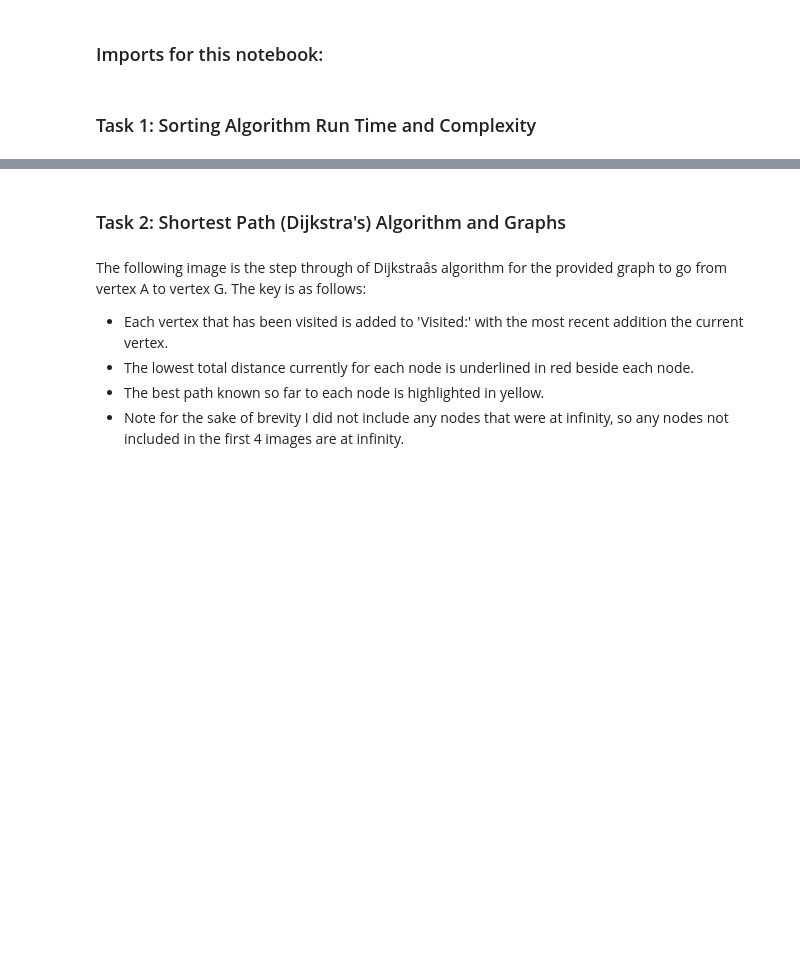
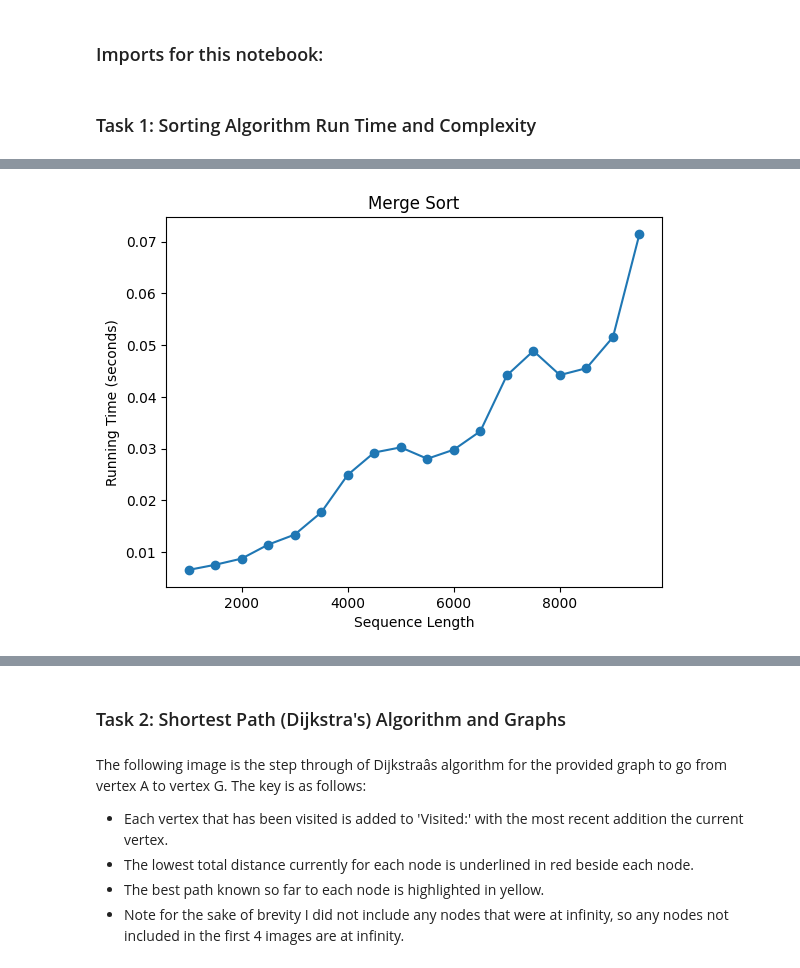
Before and after one commit to keyinb/data-structures-algorithms, a Jupyter notebook: Data_S_and_A_A2.ipynb, the cells around one changed output, grey strips where cells are left out. Saved outputs shown, nothing was run; the diff lists cells and outputs as text; code cells hidden in the pictures; blank space fills up the shorter version.

```diff
--- a/Data_S_and_A_A2.ipynb
+++ b/Data_S_and_A_A2.ipynb
@@ -12,0 +301,26 @@ import numpy as np
+# %%
+# We now test the algorithm against sequence lengths of increasing size, using the same method as before.
+# This time we start with sequence length of 1,000, and step in 500 increments towards 10,000
+# We record and plot the running times.
+# To try and limit spikes in the data, we run each sort 3 times and take an average.
+
+merge_sort_runtimes = []
+
+for i in range(start, end, step):
+
+    print('Testing array length = ', len(arr))
+
+    merge_sort_avg_runtime = []
+    for _ in range(3):
+        arr = [_ for _ in range(i)]
+        arr.reverse()
+
+        start_time = time.time()
+        merge_sort(arr)
+        end_time = time.time()
+        total_time = end_time - start_time
+        merge_sort_avg_runtime.append(total_time)
+    merge_sort_runtimes.append(sum(merge_sort_avg_runtime)/len(merge_sort_avg_runtime))
+
+print('=================================================================')
+print('MERGE SORT RUNNING TIMES:', merge_sort_runtimes)
@@ -12,0 +348,11 @@ import numpy as np
+# %%
+# Plotting Merge Sort Running Times
+
+x = list(range(start, end, step))
+plt.plot(x, merge_sort_runtimes, marker='o')
+plt.title('Merge Sort')
+plt.xlabel('Sequence Length')
+plt.ylabel('Running Time (seconds)')
+plt.show()
+# %% [output]
+[figure, added]
```
Also changed, not shown: parts of 27 cells of this notebook.
